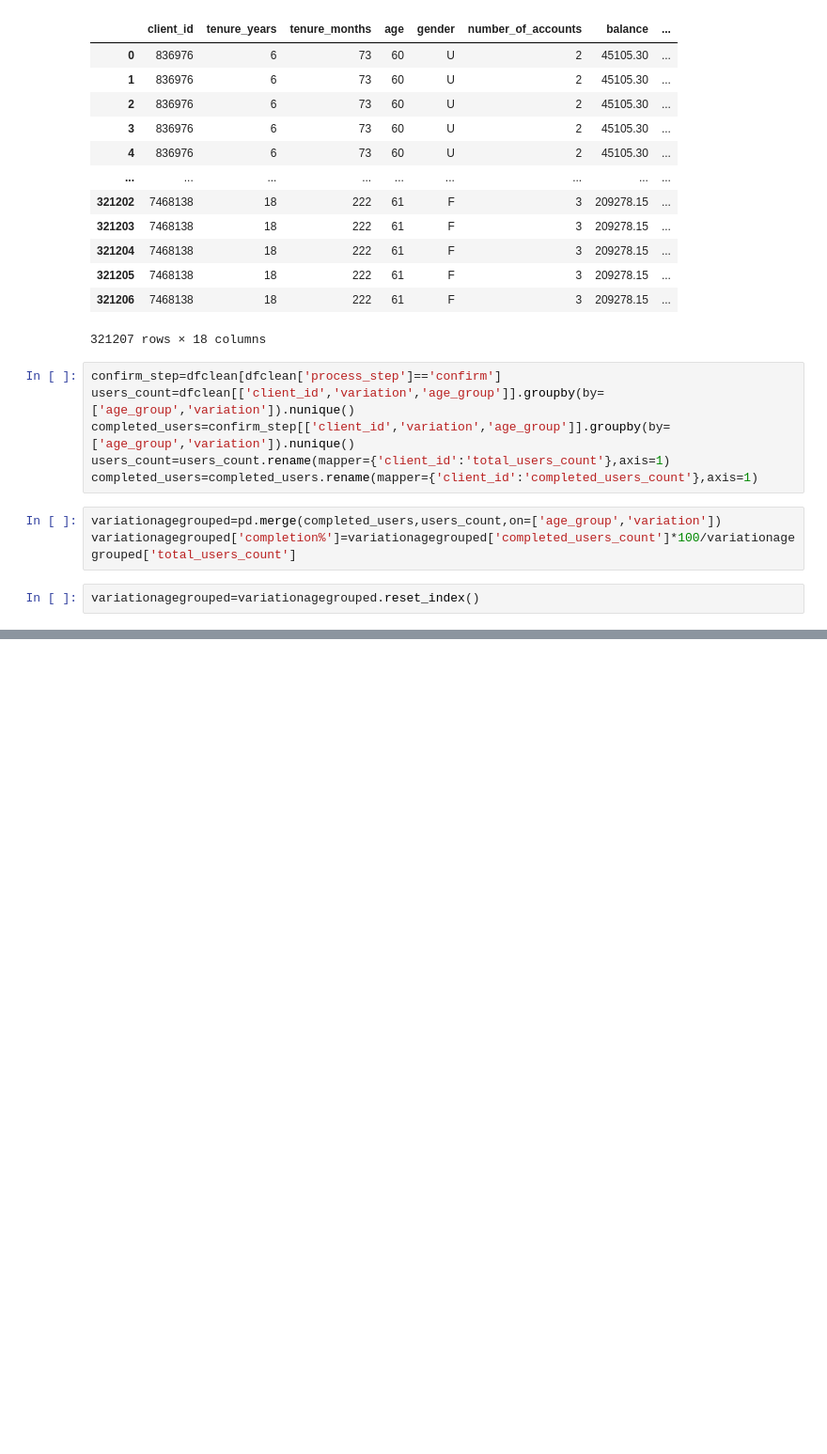
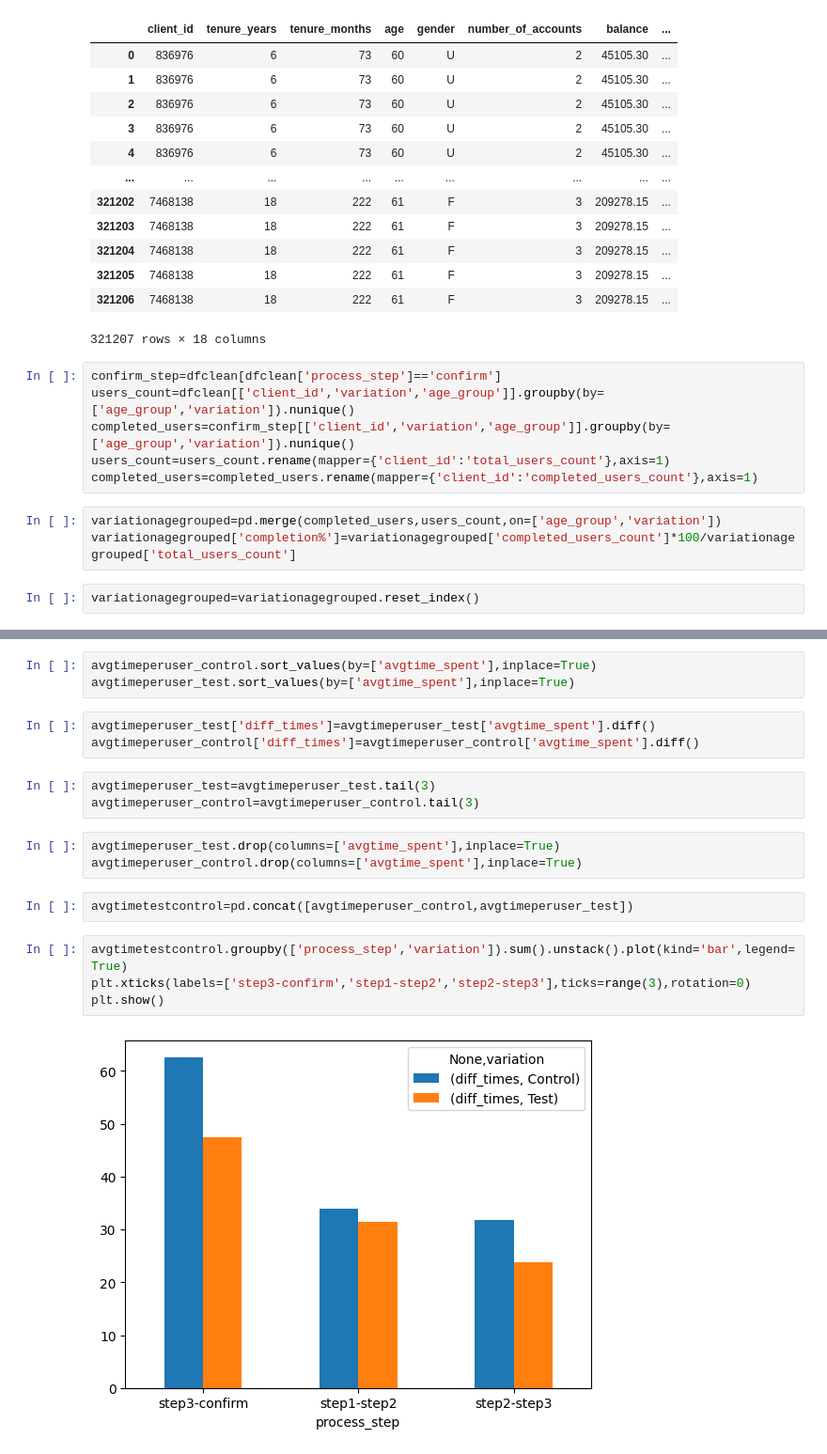
Before and after one commit to vijayendra-k/AB-Testing, a Jupyter notebook: AB-Testing.ipynb, the cells around one changed output, grey strips where cells are left out. Shown: that part at 94% size. Saved outputs shown, nothing was run; the diff lists cells and outputs as text; blank space fills up the shorter version.

Commit message:
completed avg time plot

```diff
--- a/AB-Testing.ipynb
+++ b/AB-Testing.ipynb
@@ -886,0 +876,20 @@ avgtimeperuser_control
+# %%
+avgtimeperuser_control.sort_values(by=['avgtime_spent'],inplace=True)
+avgtimeperuser_test.sort_values(by=['avgtime_spent'],inplace=True)
+# %%
+avgtimeperuser_test['diff_times']=avgtimeperuser_test['avgtime_spent'].diff()
+avgtimeperuser_control['diff_times']=avgtimeperuser_control['avgtime_spent'].diff()
+# %%
+avgtimeperuser_test=avgtimeperuser_test.tail(3)
+avgtimeperuser_control=avgtimeperuser_control.tail(3)
+# %%
+avgtimeperuser_test.drop(columns=['avgtime_spent'],inplace=True)
+avgtimeperuser_control.drop(columns=['avgtime_spent'],inplace=True)
+# %%
+avgtimetestcontrol=pd.concat([avgtimeperuser_control,avgtimeperuser_test])
+# %%
+avgtimetestcontrol.groupby(['process_step','variation']).sum().unstack().plot(kind='bar',legend=True)
+plt.xticks(labels=['step3-confirm','step1-step2','step2-step3'],ticks=range(3),rotation=0)
+plt.show()
+# %% [output]
+[figure, added]
```
Also changed, not shown: parts of 40 cells of this notebook.
